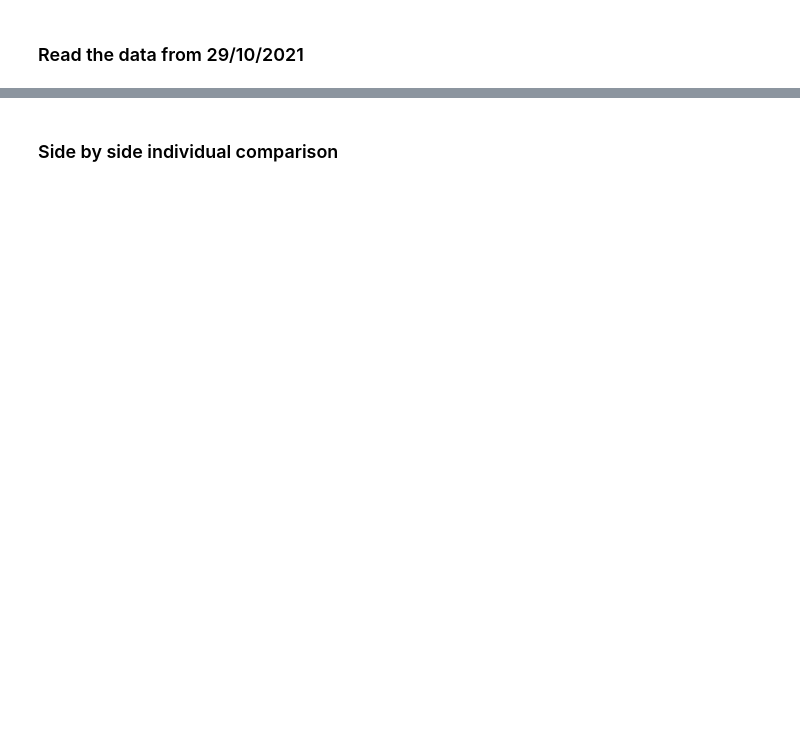
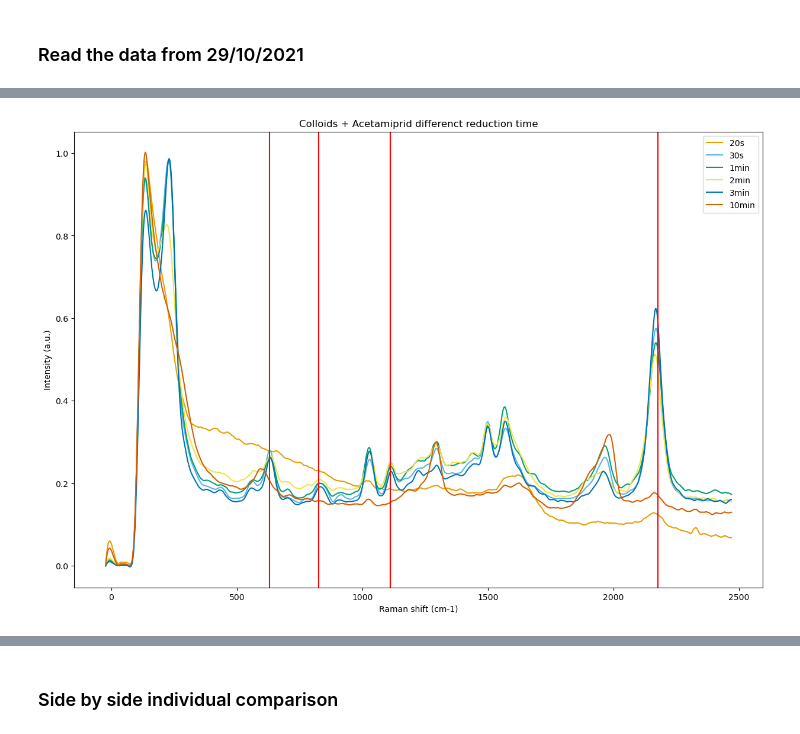
Before and after one commit to anva-kn/Raman, a Jupyter notebook: SEM&SERS.ipynb, the cells around one changed output, grey strips where cells are left out. Saved outputs shown, nothing was run; the diff lists cells and outputs as text; code cells hidden in the pictures; blank space fills up the shorter version.

```diff
--- a/SEM&SERS.ipynb
+++ b/SEM&SERS.ipynb
@@ -76,0 +162,7 @@ _, car_29_10min = rd.read_data('data/20211029 multiple colloidal SERS test/1/1_1
+# %%
+aceta_29_20s_norm_smooth = savgol_filter(aceta_29_20s_norm, 31, 3)
+aceta_29_30s_norm_smooth = savgol_filter(aceta_29_30s_norm, 31, 3)
+aceta_29_1min_norm_smooth = savgol_filter(aceta_29_1min_norm, 31, 3)
+aceta_29_2min_norm_smooth = savgol_filter(aceta_29_2min_norm, 31, 3)
+aceta_29_3min_norm_smooth = savgol_filter(aceta_29_3min_norm, 31, 3)
+aceta_29_10min_norm_smooth = savgol_filter(aceta_29_10min_norm, 31, 3)
@@ -91,0 +195,19 @@ plt.show()
+# %%
+plt.figure(figsize=(15, 10))
+strt_idx = 0
+end_idx = -1
+plt.plot(f_sup_29[strt_idx:end_idx], aceta_29_20s_norm_smooth[strt_idx:end_idx], label='20s', color=colors[0])
+plt.plot(f_sup_29[strt_idx:end_idx], aceta_29_30s_norm_smooth[strt_idx:end_idx],  label='30s', color=colors[1])
+plt.plot(f_sup_29[strt_idx:end_idx], aceta_29_1min_norm_smooth[strt_idx:end_idx], label='1min', color=colors[2])
+plt.plot(f_sup_29[strt_idx:end_idx], aceta_29_2min_norm_smooth[strt_idx:end_idx], label='2min', color=colors[3])
+plt.plot(f_sup_29[strt_idx:end_idx], aceta_29_3min_norm_smooth[strt_idx:end_idx], label='3min', color=colors[4])
+plt.plot(f_sup_29[strt_idx:end_idx], aceta_29_10min_norm_smooth[strt_idx:end_idx], label='10min', color=colors[5])
+for pos in acetamiprid_peaks:
+    plt.axvline(x=pos, color='r')
+plt.legend()
+plt.title('Colloids + Acetamiprid differenct reduction time')
+plt.xlabel('Raman shift (cm-1)')
+plt.ylabel('Intensity (a.u.)')
+plt.show()
+# %% [output]
+[figure, added]
```
Also changed, not shown: parts of 26 cells of this notebook, 3 other files.
